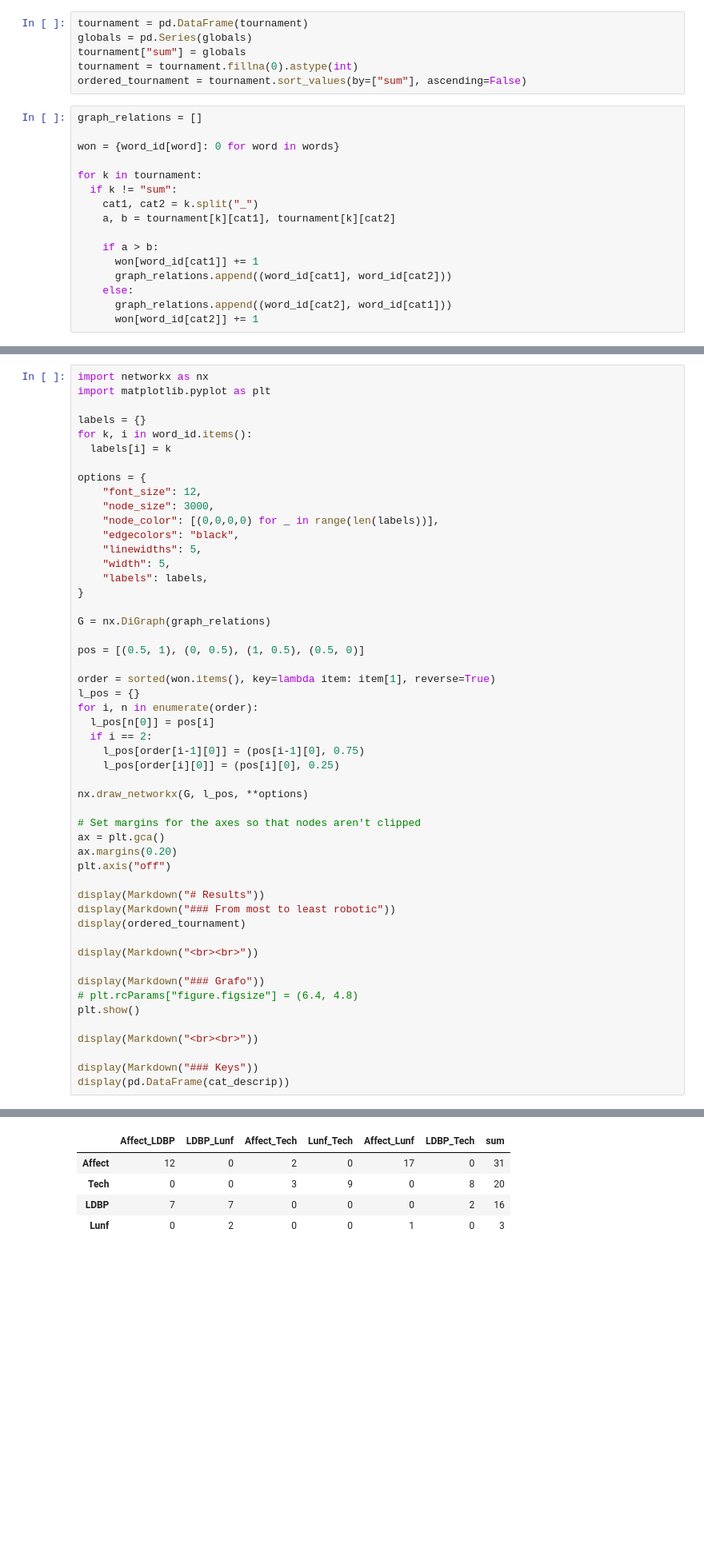
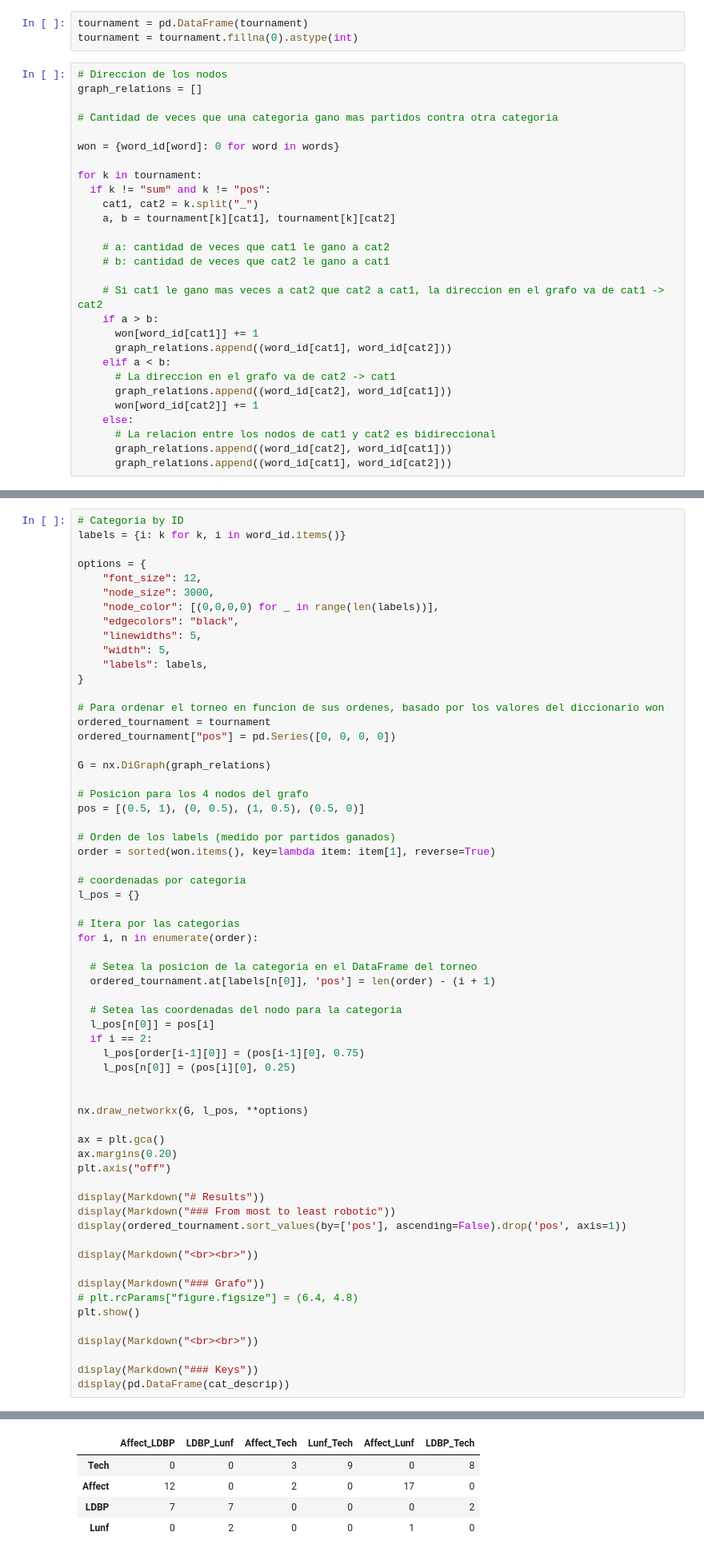
Before and after one commit to IgnacioPardo/DavidBlade, a Jupyter notebook: David_Blade.ipynb, the cells around one changed output, grey strips where cells are left out. Shown at 80% size. Saved outputs shown, nothing was run; the diff lists cells and outputs as text; blank space fills up the shorter version.

```diff
--- a/David_Blade.ipynb
+++ b/David_Blade.ipynb
@@ -166,22 +217,31 @@ for k in df:
 # %%
 tournament = pd.DataFrame(tournament)
-globals = pd.Series(globals)
-tournament["sum"] = globals
 tournament = tournament.fillna(0).astype(int)
-ordered_tournament = tournament.sort_values(by=["sum"], ascending=False)
 # %%
+# Direccion de los nodos
 graph_relations = []
+
+# Cantidad de veces que una categoria gano mas partidos contra otra categoria
 
 won = {word_id[word]: 0 for word in words}
 
 for k in tournament:
-  if k != "sum":
+  if k != "sum" and k != "pos":
     cat1, cat2 = k.split("_")
     a, b = tournament[k][cat1], tournament[k][cat2]
 
+    # a: cantidad de veces que cat1 le gano a cat2
+    # b: cantidad de veces que cat2 le gano a cat1
+
+    # Si cat1 le gano mas veces a cat2 que cat2 a cat1, la direccion en el grafo va de cat1 -> cat2
     if a > b:
       won[word_id[cat1]] += 1
       graph_relations.append((word_id[cat1], word_id[cat2]))
-    else:
+    elif a < b:
+      # La direccion en el grafo va de cat2 -> cat1
       graph_relations.append((word_id[cat2], word_id[cat1]))
       won[word_id[cat2]] += 1
+    else:
+      # La relacion entre los nodos de cat1 y cat2 es bidireccional
+      graph_relations.append((word_id[cat2], word_id[cat1]))
+      graph_relations.append((word_id[cat1], word_id[cat2]))
@@ -188,10 +251,6 @@ for k in tournament:
 # %%
-import networkx as nx
-import matplotlib.pyplot as plt
-
-labels = {}
-for k, i in word_id.items():
-  labels[i] = k
+# Categoria by ID
+labels = {i: k for k, i in word_id.items()}
 
 options = {
     "font_size": 12,
@@ -203,47 +262,62 @@ options = {
     "labels": labels,
 }
 
+# Para ordenar el torneo en funcion de sus ordenes, basado por los valores del diccionario won
+ordered_tournament = tournament
+ordered_tournament["pos"] = pd.Series([0, 0, 0, 0])
+
 G = nx.DiGraph(graph_relations)
 
+# Posicion para los 4 nodos del grafo
 pos = [(0.5, 1), (0, 0.5), (1, 0.5), (0.5, 0)]
 
+# Orden de los labels (medido por partidos ganados)
 order = sorted(won.items(), key=lambda item: item[1], reverse=True)
+
+# coordenadas por categoria
 l_pos = {}
+
+# Itera por las categorias
 for i, n in enumerate(order):
+
+  # Setea la posicion de la categoria en el DataFrame del torneo
+  ordered_tournament.at[labels[n[0]], 'pos'] = len(order) - (i + 1)
+
+  # Setea las coordenadas del nodo para la categoria
   l_pos[n[0]] = pos[i]
   if i == 2:
     l_pos[order[i-1][0]] = (pos[i-1][0], 0.75)
-    l_pos[order[i][0]] = (pos[i][0], 0.25)
+    l_pos[n[0]] = (pos[i][0], 0.25)
+
 
 nx.draw_networkx(G, l_pos, **options)
 
-# Set margins for the axes so that nodes aren't clipped
 ax = plt.gca()
 ax.margins(0.20)
 plt.axis("off")
 
 display(Markdown("# Results"))
 display(Markdown("### From most to least robotic"))
-display(ordered_tournament)
+display(ordered_tournament.sort_values(by=['pos'], ascending=False).drop('pos', axis=1))
 
 display(Markdown("<br><br>"))
 
 display(Markdown("### Grafo"))
 # plt.rcParams["figure.figsize"] = (6.4, 4.8)
 plt.show()
 
 display(Markdown("<br><br>"))
 
 display(Markdown("### Keys"))
 display(pd.DataFrame(cat_descrip))
 # %% [output]
 # Results
 ### From most to least robotic
-|  | Affect_LDBP | LDBP_Lunf | Affect_Tech | Lunf_Tech | Affect_Lunf | LDBP_Tech | sum |
-| Affect | 12 | 0 | 2 | 0 | 17 | 0 | 31 |
-| Tech | 0 | 0 | 3 | 9 | 0 | 8 | 20 |
-| LDBP | 7 | 7 | 0 | 0 | 0 | 2 | 16 |
-| Lunf | 0 | 2 | 0 | 0 | 1 | 0 | 3 |
+|  | Affect_LDBP | LDBP_Lunf | Affect_Tech | Lunf_Tech | Affect_Lunf | LDBP_Tech |
+| Tech | 0 | 0 | 3 | 9 | 0 | 8 |
+| Affect | 12 | 0 | 2 | 0 | 17 | 0 |
+| LDBP | 7 | 7 | 0 | 0 | 0 | 2 |
+| Lunf | 0 | 2 | 0 | 0 | 1 | 0 |
 <br><br>
 ### Grafo
 [figure]
```
Also changed, not shown: parts of 10 cells of this notebook.
